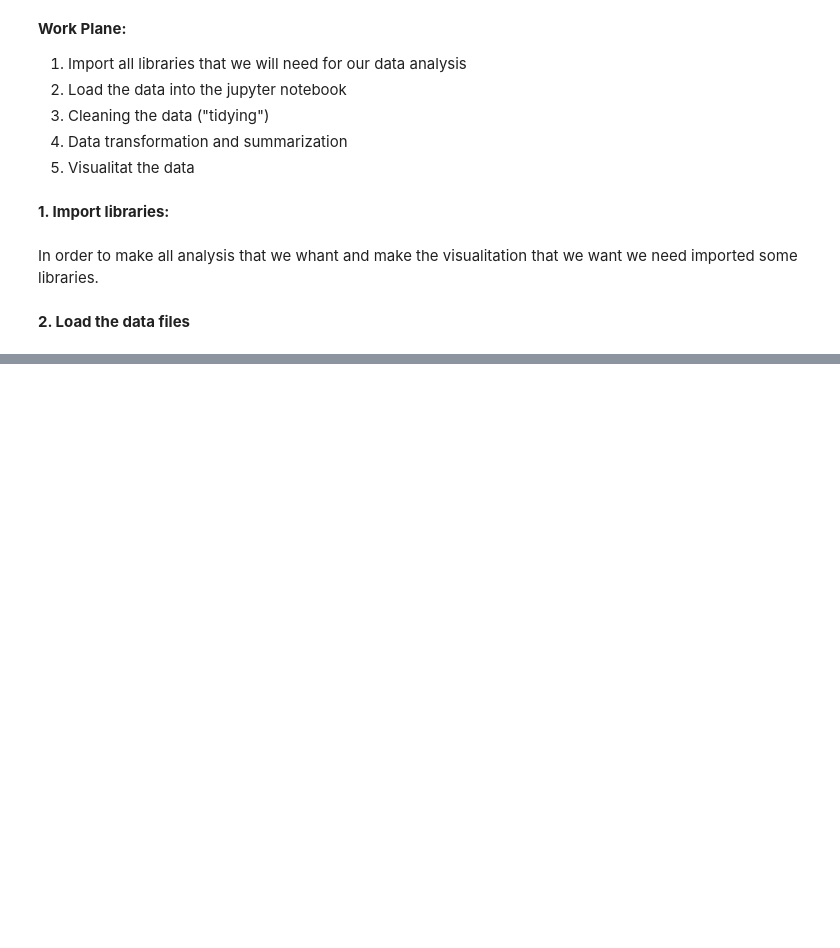
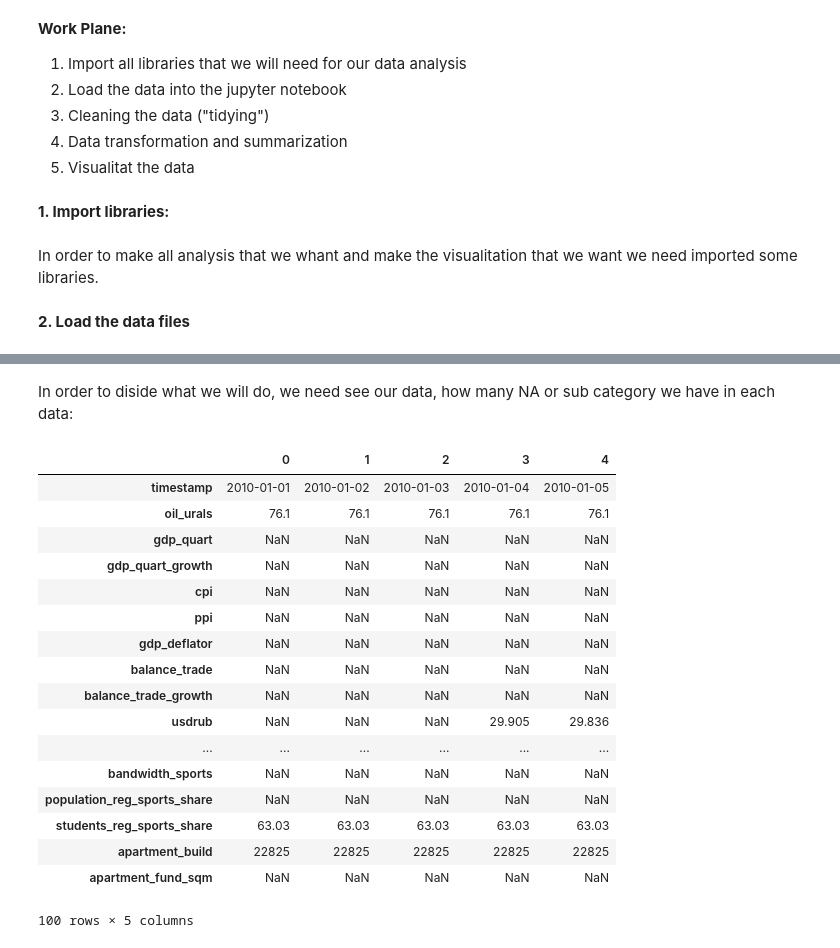
Before and after one commit to AlexandraLS1/ADS-Final-Project-Sberbank, a Jupyter notebook: EDA.ipynb, the cells around one changed output, grey strips where cells are left out. Saved outputs shown, nothing was run; the diff lists cells and outputs as text; code cells hidden in the pictures; blank space fills up the shorter version.

```diff
--- a/EDA.ipynb
+++ b/EDA.ipynb
@@ -26,0 +46,24 @@ import matplotlib.pyplot as plt #Basic plotting functionality like in MATLAB
+# %% [markdown]
+In order to diside what we will do, we need see our data, how many NA or sub category we have in each data:
+# %%
+#We have alot of NaN information in the macro data
+macro.head().transpose()
+# %% [output]
+|  | 0 | 1 | 2 | 3 | 4 |
+| timestamp | 2010-01-01 | 2010-01-02 | 2010-01-03 | 2010-01-04 | 2010-01-05 |
+| oil_urals | 76.1 | 76.1 | 76.1 | 76.1 | 76.1 |
+| gdp_quart | NaN | NaN | NaN | NaN | NaN |
+| gdp_quart_growth | NaN | NaN | NaN | NaN | NaN |
+| cpi | NaN | NaN | NaN | NaN | NaN |
+| ppi | NaN | NaN | NaN | NaN | NaN |
+| gdp_deflator | NaN | NaN | NaN | NaN | NaN |
+| balance_trade | NaN | NaN | NaN | NaN | NaN |
+| balance_trade_growth | NaN | NaN | NaN | NaN | NaN |
+| usdrub | NaN | NaN | NaN | 29.905 | 29.836 |
+| ... | ... | ... | ... | ... | ... |
+| bandwidth_sports | NaN | NaN | NaN | NaN | NaN |
+| population_reg_sports_share | NaN | NaN | NaN | NaN | NaN |
+| students_reg_sports_share | 63.03 | 63.03 | 63.03 | 63.03 | 63.03 |
+| apartment_build | 22825 | 22825 | 22825 | 22825 | 22825 |
+| apartment_fund_sqm | NaN | NaN | NaN | NaN | NaN |
+100 rows × 5 columns
```
Also changed, not shown: parts of 16 cells of this notebook.
